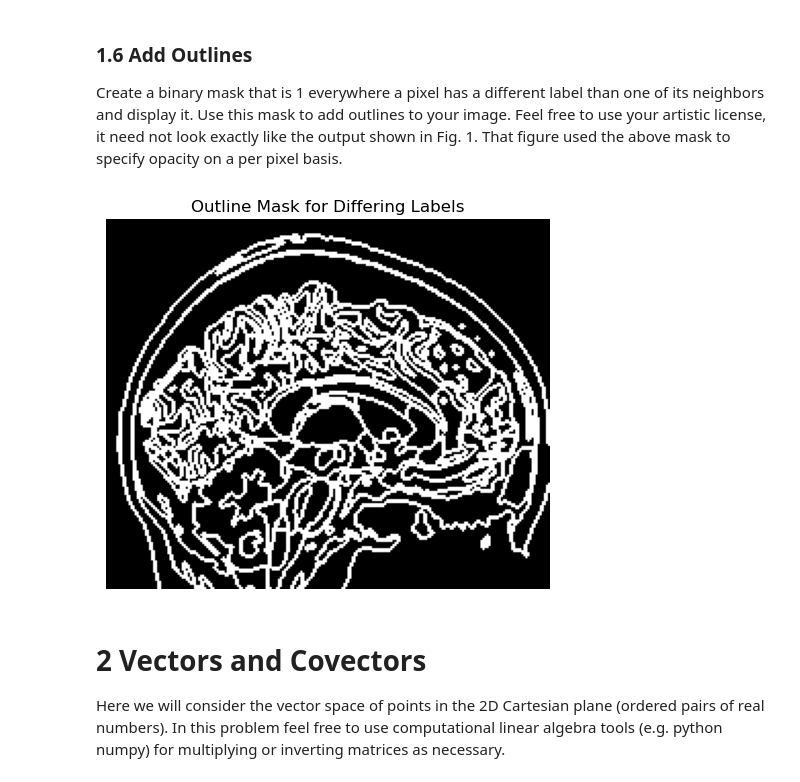
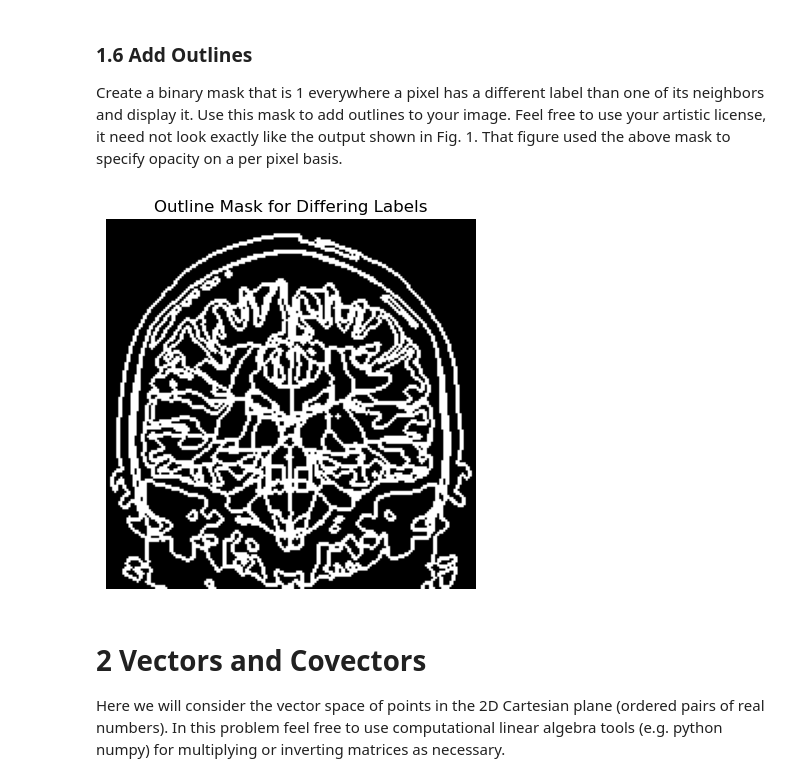
Before and after one commit to Simonlee711/UCLA-Grad-Courses, a Jupyter notebook: BIOMATH208/hw1/hw1.ipynb, the cells around one changed output. Saved outputs shown, nothing was run; the diff lists cells and outputs as text; code cells hidden in the pictures.

```diff
--- a/BIOMATH208/hw1/hw1.ipynb
+++ b/BIOMATH208/hw1/hw1.ipynb
@@ -164,36 +164,36 @@ pixel basis.
 I = np.array(nib.load('./hw1_data/mr_image.img').get_fdata())
 L = np.array(nib.load('./hw1_data/mr_labels.img').get_fdata())
 s = I.shape[0] // 2 + 5
-Ls = np.rot90(L[s].squeeze())
+Ls = np.rot90(L[:,s,:].squeeze())
 
 # Step 2: Pad the label slice to ensure correct boundary comparison
 padded_Ls = np.pad(Ls, pad_width=1, mode='edge')
 
 # Step 3: Initialize a binary mask to mark boundary differences
 binary_mask = np.zeros_like(Ls, dtype=int)
 
 # Step 4: Iterate through the label slice and compare with neighbors
 for i in range(1, padded_Ls.shape[0] - 1):
     for j in range(1, padded_Ls.shape[1] - 1):
         current_pixel = padded_Ls[i, j]
 
         neighbors = np.array([
             padded_Ls[i - 1, j],  # above
             padded_Ls[i + 1, j],  # below
             padded_Ls[i, j - 1],  # left
             padded_Ls[i, j + 1]   # right
         ])
 
         # Check if the current pixel differs from any neighbor
         if np.any(neighbors != current_pixel):
             binary_mask[i - 1, j - 1] = 1  # Mark in the binary mask
 
 plt.imshow(binary_mask, cmap='gray')
 plt.title("Outline Mask for Differing Labels")
 plt.axis('off')
 plt.show()
 # %% [output]
-[figure, old version]
+[figure, new version]
 # %% [markdown]
 # 2 Vectors and Covectors
 
```
Also changed, not shown: parts of 4 cells of this notebook, 4 other files.
